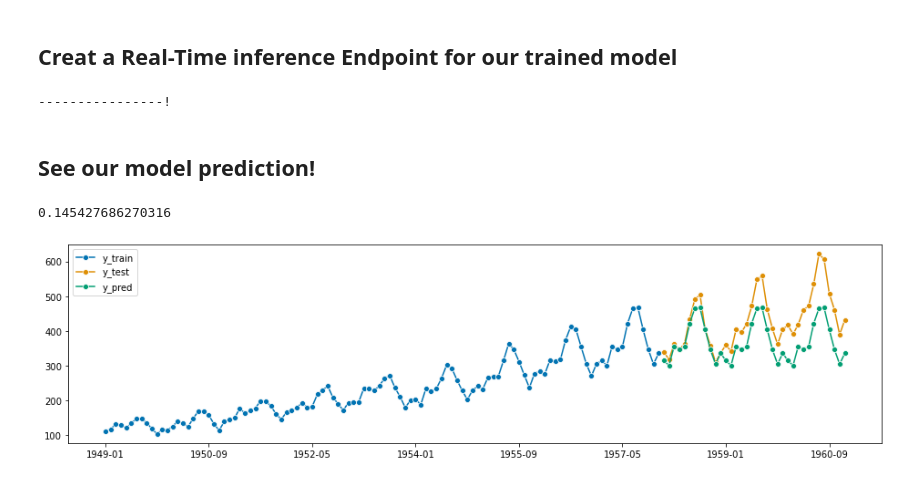
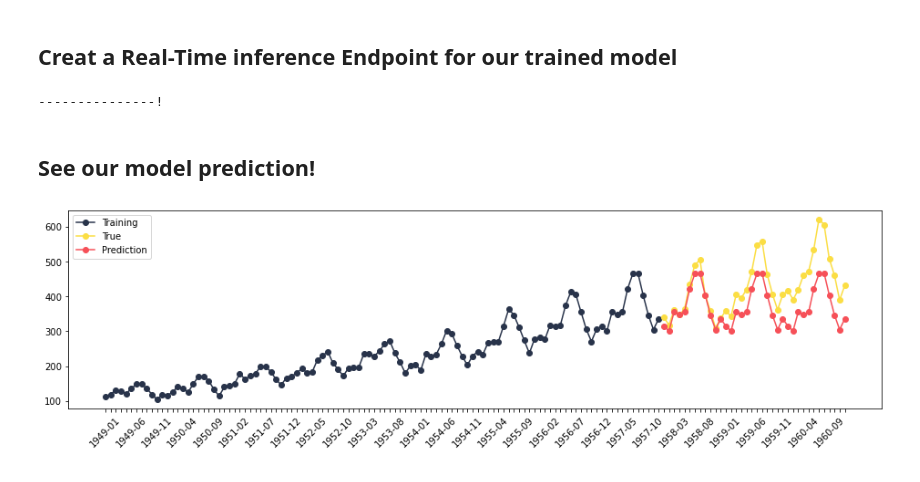
Before and after one commit to DataChefHQ/BlogProjects, a Jupyter notebook: sktime_on_sagemaker/Script-Mode/script-mode-notebook.ipynb, the cells around one changed output. Saved outputs shown, nothing was run; the diff lists cells and outputs as text; code cells hidden in the pictures.

```diff
--- a/sktime_on_sagemaker/Script-Mode/script-mode-notebook.ipynb
+++ b/sktime_on_sagemaker/Script-Mode/script-mode-notebook.ipynb
@@ -20,8 +17,7 @@ bucket = session.default_bucket()
 # %%
 import pandas as pd
 import numpy as np
-from sktime.datasets import load_airline
 
-airline_dataset = load_airline()
+airline_dataset = pd.read_csv('../Sample-Data/airline.csv')
 airline_dataset
 # %% [output]
@@ -45,7 +39,7 @@ airline_dataset.to_csv('airline.csv')
 # %%
 prefix = 'sklearn-sktime-airline'
 
-training = session.upload_data(path='airline.csv', key_prefix=prefix + "/training")
+training = session.upload_data(path='../Sample-Data/airline.csv', key_prefix=prefix + "/training")
 output   = 's3://{}/{}/output/'.format(bucket, prefix)
 print(training)
 print(output)
@@ -57,7 +51,7 @@ s3://sagemaker-ali-playground/sklearn-sktime-airline/output/
 # %%
 from sagemaker.sklearn import SKLearn
 
-sk_model = SKLearn(entry_point='sktime_sagemaker.py',
+sk_model = SKLearn(entry_point='script-training.py',
              role=sagemaker.get_execution_role(),
              framework_version='0.23-1',
              instance_count=1,
@@ -93,27 +87,36 @@ sk_predictor = sk_model.deploy(endpoint_name='sktime-naiveforcaster', initial_in
 sk_predictor.serializer = sagemaker.serializers.CSVSerializer()
 sk_predictor.deserializer = sagemaker.deserializers.NumpyDeserializer()
 # %% [output]
-----------------!
+---------------!
 # %% [markdown]
 ## See our model prediction!
-# %%
-from sktime.forecasting.model_selection import temporal_train_test_split
-from sktime.performance_metrics.forecasting import mean_absolute_percentage_error
-from sktime.forecasting.naive import NaiveForecaster
-from sktime.utils.plotting import plot_series
-
-
-y_train, y_test = temporal_train_test_split(dataset, test_size=36)
-
-fh = np.arange(1, len(y_test) + 1)
-
-y_pred = pd.Series(sk_predictor.predict(fh), index=y_test.index)
-
-plot_series(y_train, y_test, y_pred, labels=["y_train", "y_test", "y_pred"])
-mean_absolute_percentage_error(y_pred, y_test)
-# %% [output]
-0.145427686270316
-[figure, removed]
+# %%
+import matplotlib.pyplot as plt
+fig, ax = plt.subplots(figsize=(16, 4))
+
+x = airline_dataset.iloc[:,0].values
+y = airline_dataset.iloc[:,1].values
+
+x_train = x[:-36]
+x_test = x[-36:]
+y_train = y[:-36]
+y_test = y[-36:]
+
+fh = np.arange(1, len(y_test) + 1)
+
+y_pred = sk_predictor.predict(fh)
+
+x_ticks = [x[i] if i%5 == 0 else '' for i in range(len(x))]
+
+plt.plot(x_train, y_train, 'o-', c='#28334AFF', label='Training')
+plt.plot(x_test, y_test, 'o-', c='#FBDE44FF', label='True')
+plt.plot(x_test, y_pred, 'o-', c='#F65058FF', label='Prediction')
+
+plt.xticks(x, x_ticks, rotation=45)
+plt.legend()
+plt.show()
+# %% [output]
+[figure, added]
 # %%
 # make sure to delete the endpoint after you finished
 sk_predictor.delete_endpoint()
```
Also changed, not shown: parts of 5 cells of this notebook, 2 other files.
